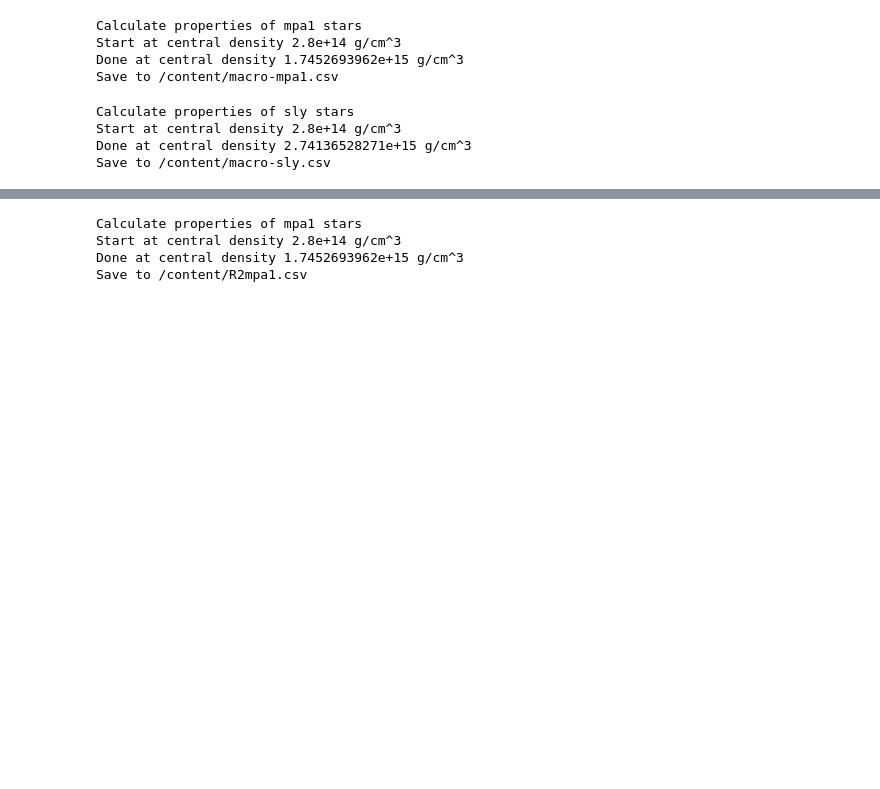
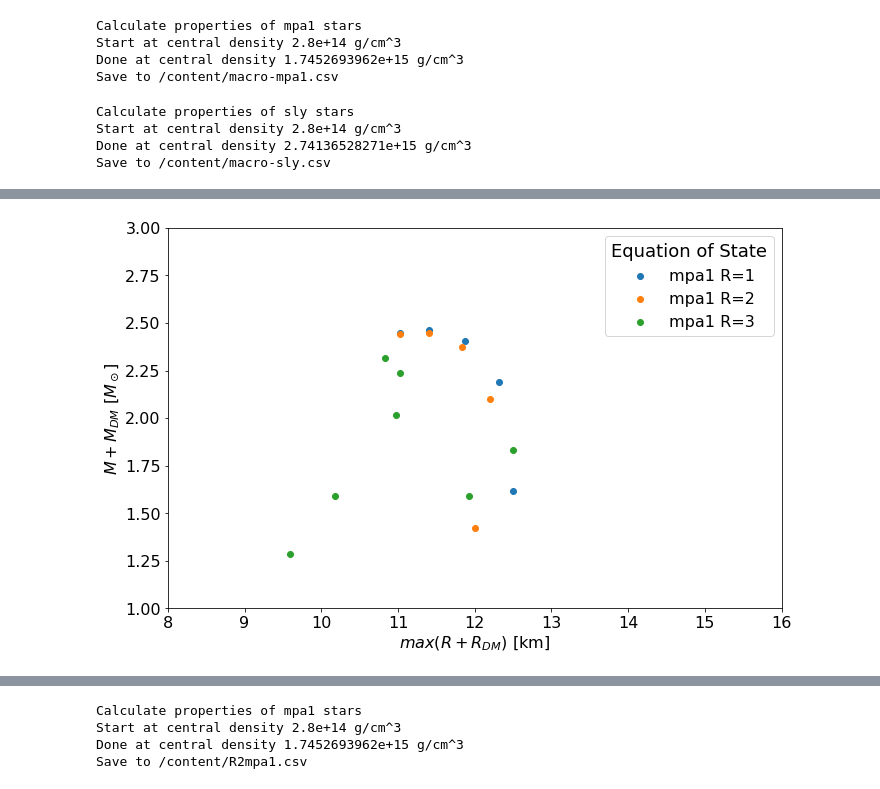
Before and after one commit to kunalkishanmehta/ns-struc-dm, a Jupyter notebook: Two_fluid_code.ipynb, the cells around one changed output, grey strips where cells are left out. Cells and saved outputs as stored; diff of their text form; code cells hidden in the pictures; blank space fills up the shorter version.

```diff
--- a/Two_fluid_code.ipynb
+++ b/Two_fluid_code.ipynb
@@ -190,0 +190,7 @@ plt.show()
+# %%
+plt.figure(figsize= (11,7))
+plots(mrl_data_mpa1,0,7,1,'mpa1')
+plots(mrl_data_mpa1,2,7,2,'mpa1')
+plots(mrl_data_mpa1,6,7,3,'mpa1')
+# %% [output]
+[figure, added]
```
Also changed, not shown: parts of 20 cells of this notebook.
